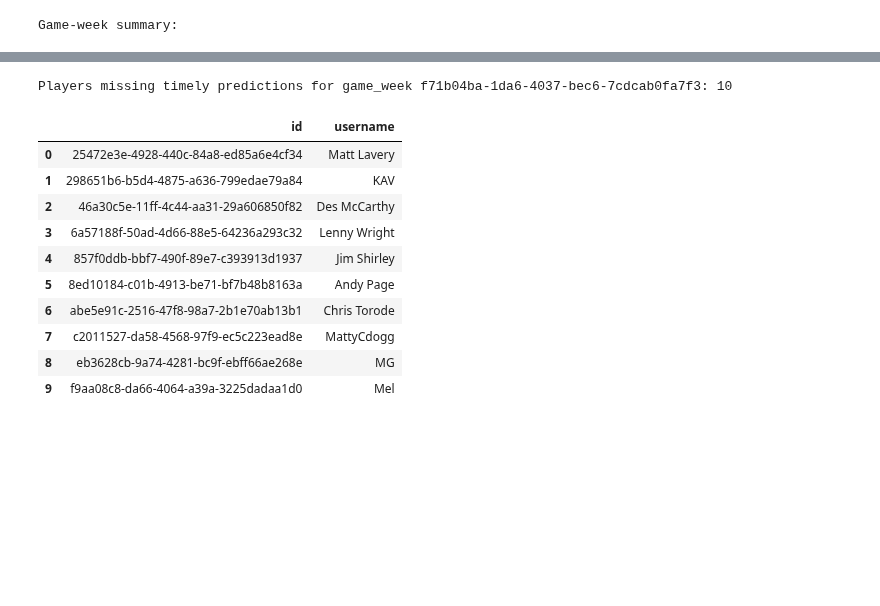
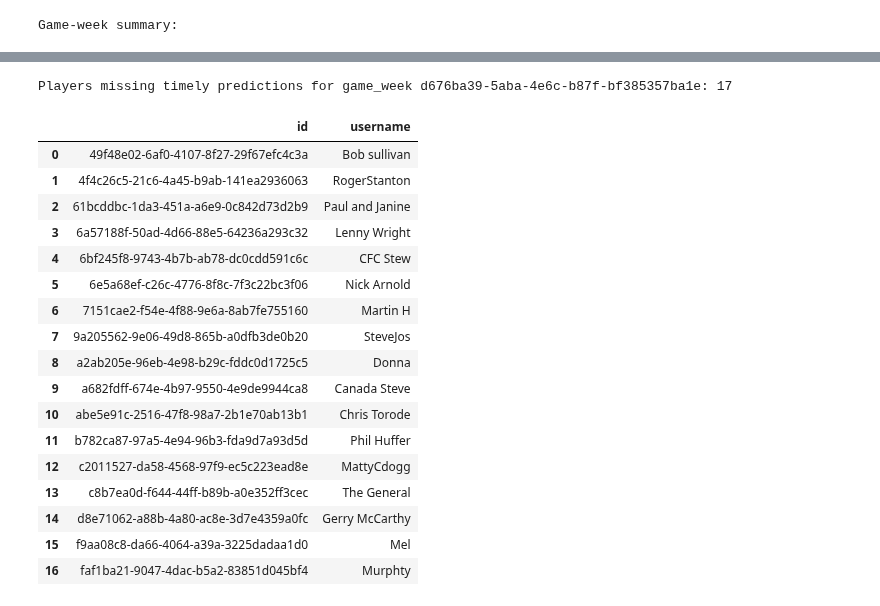
Before and after one commit to Gavin-Persad/predictions_data, a Jupyter notebook: Notebooks/not_yet_entered.ipynb, the cells around one changed output, grey strips where cells are left out. Cells and saved outputs as stored; diff of their text form; code cells hidden in the pictures; blank space fills up the shorter version.

Commit message:
new season updates

```diff
--- a/Notebooks/not_yet_entered.ipynb
+++ b/Notebooks/not_yet_entered.ipynb
@@ -3,11 +3,11 @@ import pandas as pd
 from pathlib import Path
 
 paths = {
-    'profiles': Path('../CSV/19.01.2026/profiles.csv'),
-    'predictions': Path('../CSV/30.04.2026/predictions_rows.csv'),
-    'fixtures': Path('../CSV/30.04.2026/fixtures_rows.csv'),
-    'game_weeks': Path('../CSV/30.04.2026/game_weeks_rows.csv'),
-    'season_players': Path('../CSV/25.03.2026/season_players_rows.csv'),
+    'profiles': Path('../CSV/13.08.2026/profiles_rows.csv'),
+    'predictions': Path('../CSV/13.08.2026/predictions_rows.csv'),
+    'fixtures': Path('../CSV/13.08.2026/fixtures_rows.csv'),
+    'game_weeks': Path('../CSV/13.08.2026/game_weeks_rows.csv'),
+    'season_players': Path('../CSV/13.08.2026/season_players_rows.csv'),
 }
 
 def load_and_clean(p):
@@ -109,7 +109,7 @@ merged_diag columns: ['id', 'user_id', 'fixture_id', 'home_prediction', 'away_pr
 # %%
 # Tidy game-week summary + missing-players table
 # Set a target game_week id (or leave placeholder to auto-select the first available id)
-targeted_game_week = 'f71b04ba-1da6-4037-bec6-7cdcab0fa7f3'
+targeted_game_week = 'd676ba39-5aba-4e6c-b87f-bf385357ba1e'
 if 'XXXX' in str(targeted_game_week) or str(targeted_game_week).strip() == '':
     if not game_weeks.empty and 'id' in game_weeks.columns:
         targeted_game_week = game_weeks['id'].astype(str).iat[0]
@@ -172,12 +172,19 @@ Game-week summary:
-Players missing timely predictions for game_week f71b04ba-1da6-4037-bec6-7cdcab0fa7f3: 10
+Players missing timely predictions for game_week d676ba39-5aba-4e6c-b87f-bf385357ba1e: 17
 |  | id | username |
-| 0 | 25472e3e-4928-440c-84a8-ed85a6e4cf34 | Matt Lavery |
-| 1 | 298651b6-b5d4-4875-a636-799edae79a84 | KAV |
-| 2 | 46a30c5e-11ff-4c44-aa31-29a606850f82 | Des McCarthy |
+| 0 | 49f48e02-6af0-4107-8f27-29f67efc4c3a | Bob sullivan |
+| 1 | 4f4c26c5-21c6-4a45-b9ab-141ea2936063 | RogerStanton |
+| 2 | 61bcddbc-1da3-451a-a6e9-0c842d73d2b9 | Paul and Janine |
 | 3 | 6a57188f-50ad-4d66-88e5-64236a293c32 | Lenny Wright |
-| 4 | 857f0ddb-bbf7-490f-89e7-c393913d1937 | Jim Shirley |
-| 5 | 8ed10184-c01b-4913-be71-bf7b48b8163a | Andy Page |
-| 6 | abe5e91c-2516-47f8-98a7-2b1e70ab13b1 | Chris Torode |
-| 7 | c2011527-da58-4568-97f9-ec5c223ead8e | MattyCdogg |
-| 8 | eb3628cb-9a74-4281-bc9f-ebff66ae268e | MG |
-| 9 | f9aa08c8-da66-4064-a39a-3225dadaa1d0 | Mel |
+| 4 | 6bf245f8-9743-4b7b-ab78-dc0cdd591c6c | CFC Stew |
+| 5 | 6e5a68ef-c26c-4776-8f8c-7f3c22bc3f06 | Nick Arnold |
+| 6 | 7151cae2-f54e-4f88-9e6a-8ab7fe755160 | Martin H |
+| 7 | 9a205562-9e06-49d8-865b-a0dfb3de0b20 | SteveJos |
+| 8 | a2ab205e-96eb-4e98-b29c-fddc0d1725c5 | Donna |
+| 9 | a682fdff-674e-4b97-9550-4e9de9944ca8 | Canada Steve |
+| 10 | abe5e91c-2516-47f8-98a7-2b1e70ab13b1 | Chris Torode |
+| 11 | b782ca87-97a5-4e94-96b3-fda9d7a93d5d | Phil Huffer |
+| 12 | c2011527-da58-4568-97f9-ec5c223ead8e | MattyCdogg |
+| 13 | c8b7ea0d-f644-44ff-b89b-a0e352ff3cec | The General |
+| 14 | d8e71062-a88b-4a80-ac8e-3d7e4359a0fc | Gerry McCarthy |
+| 15 | f9aa08c8-da66-4064-a39a-3225dadaa1d0 | Mel |
+| 16 | faf1ba21-9047-4dac-b5a2-83851d045bf4 | Murphty |
```
Also changed, not shown: parts of 4 cells of this notebook, 5 other files.
